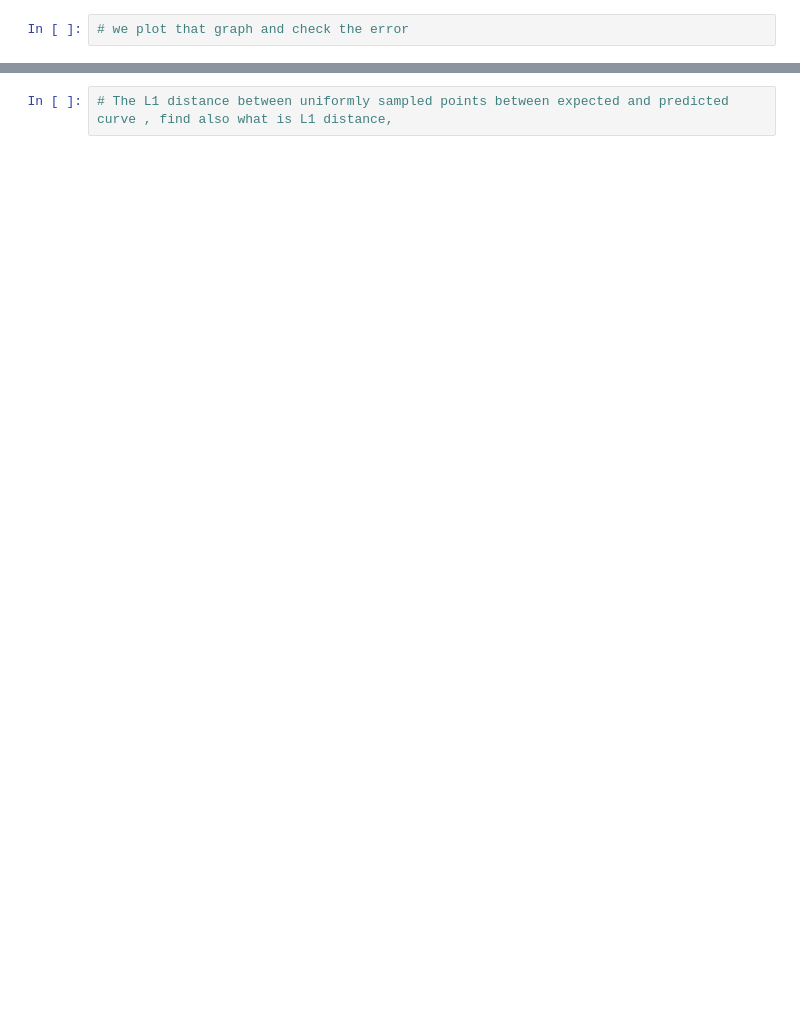
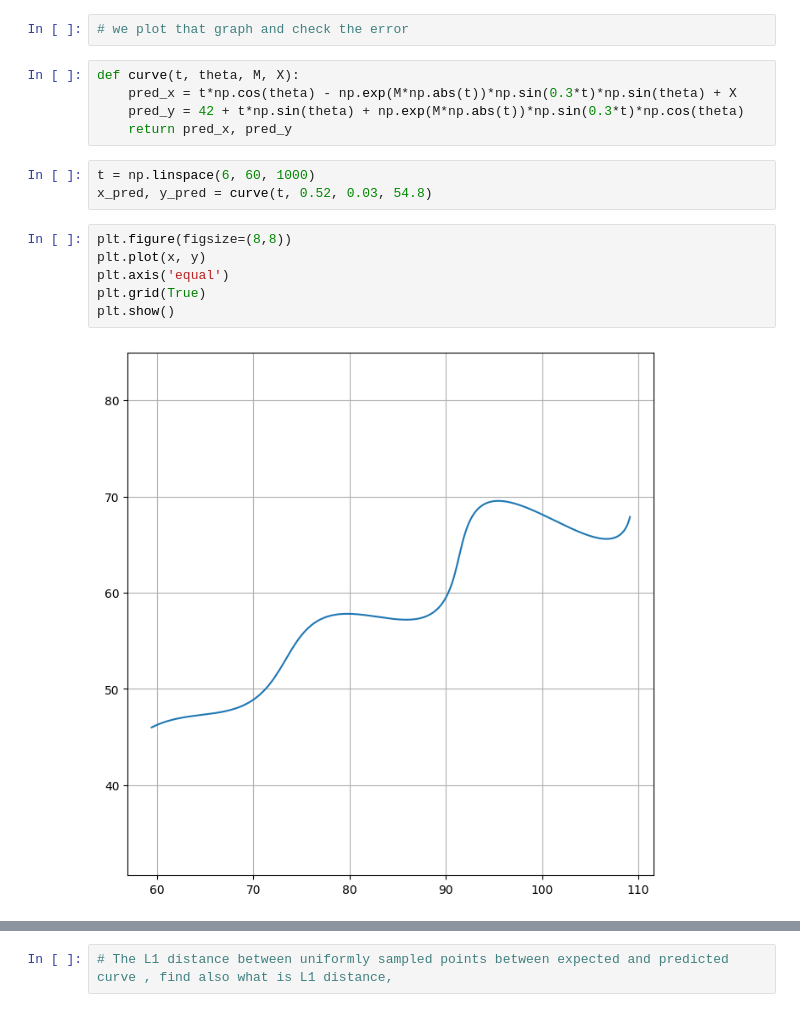
Before and after one commit to suryarao551/flam_assignment, a Jupyter notebook: AI_R&D Assignment .ipynb, the cells around one changed output, grey strips where cells are left out. Drawn from its saved outputs; the diff is of its cells as text; blank space fills up the shorter version.

```diff
--- a/AI_R&D Assignment .ipynb
+++ b/AI_R&D Assignment .ipynb
@@ -44,2 +59,18 @@ points
 # %%
 # we plot that graph and check the error
+# %%
+def curve(t, theta, M, X):
+    pred_x = t*np.cos(theta) - np.exp(M*np.abs(t))*np.sin(0.3*t)*np.sin(theta) + X
+    pred_y = 42 + t*np.sin(theta) + np.exp(M*np.abs(t))*np.sin(0.3*t)*np.cos(theta)
+    return pred_x, pred_y
+# %%
+t = np.linspace(6, 60, 1000)
+x_pred, y_pred = curve(t, 0.52, 0.03, 54.8)
+# %%
+plt.figure(figsize=(8,8))
+plt.plot(x, y)
+plt.axis('equal')
+plt.grid(True)
+plt.show()
+# %% [output]
+[figure, added]
```
Also changed, not shown: parts of 21 cells of this notebook.
